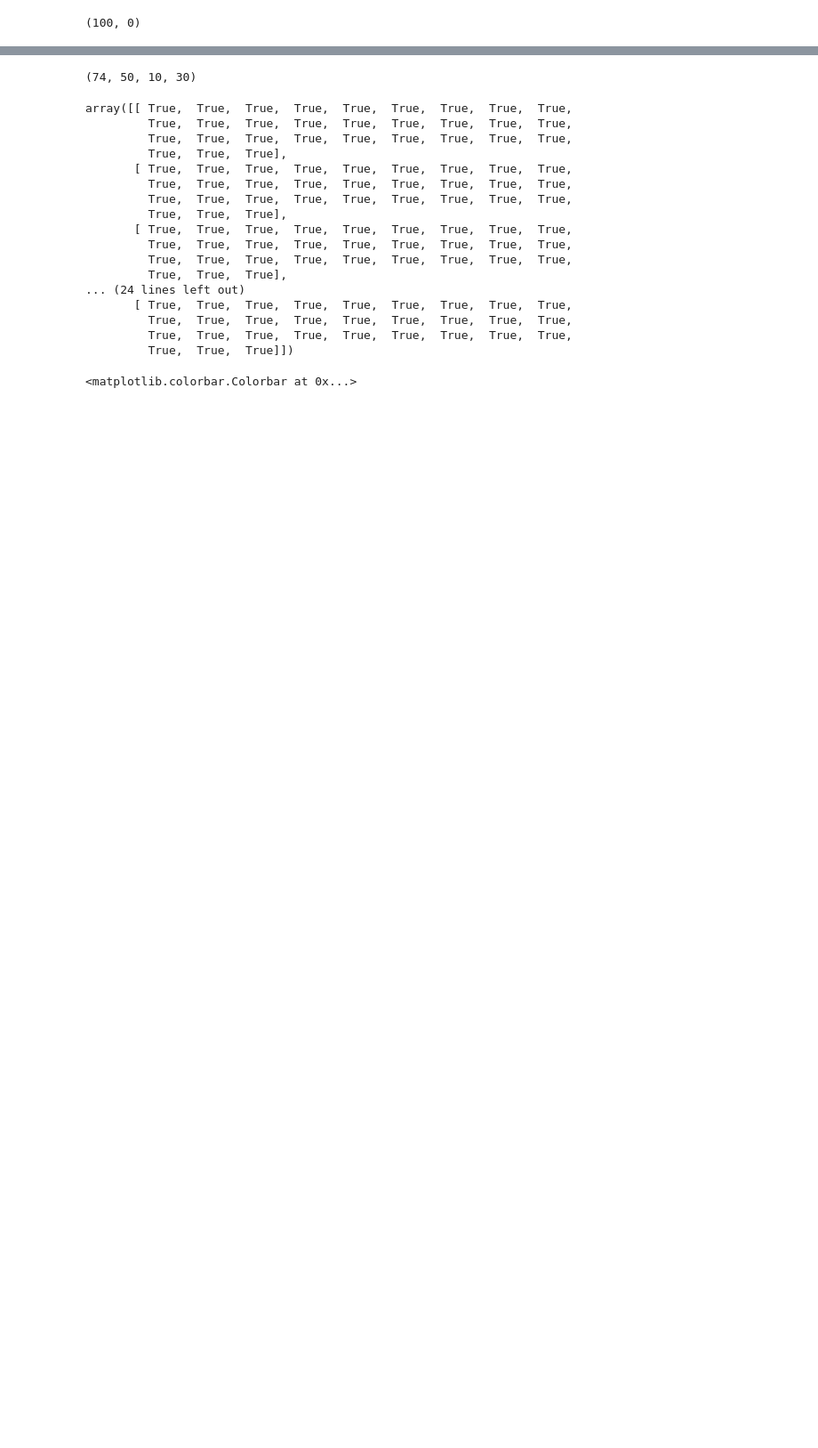
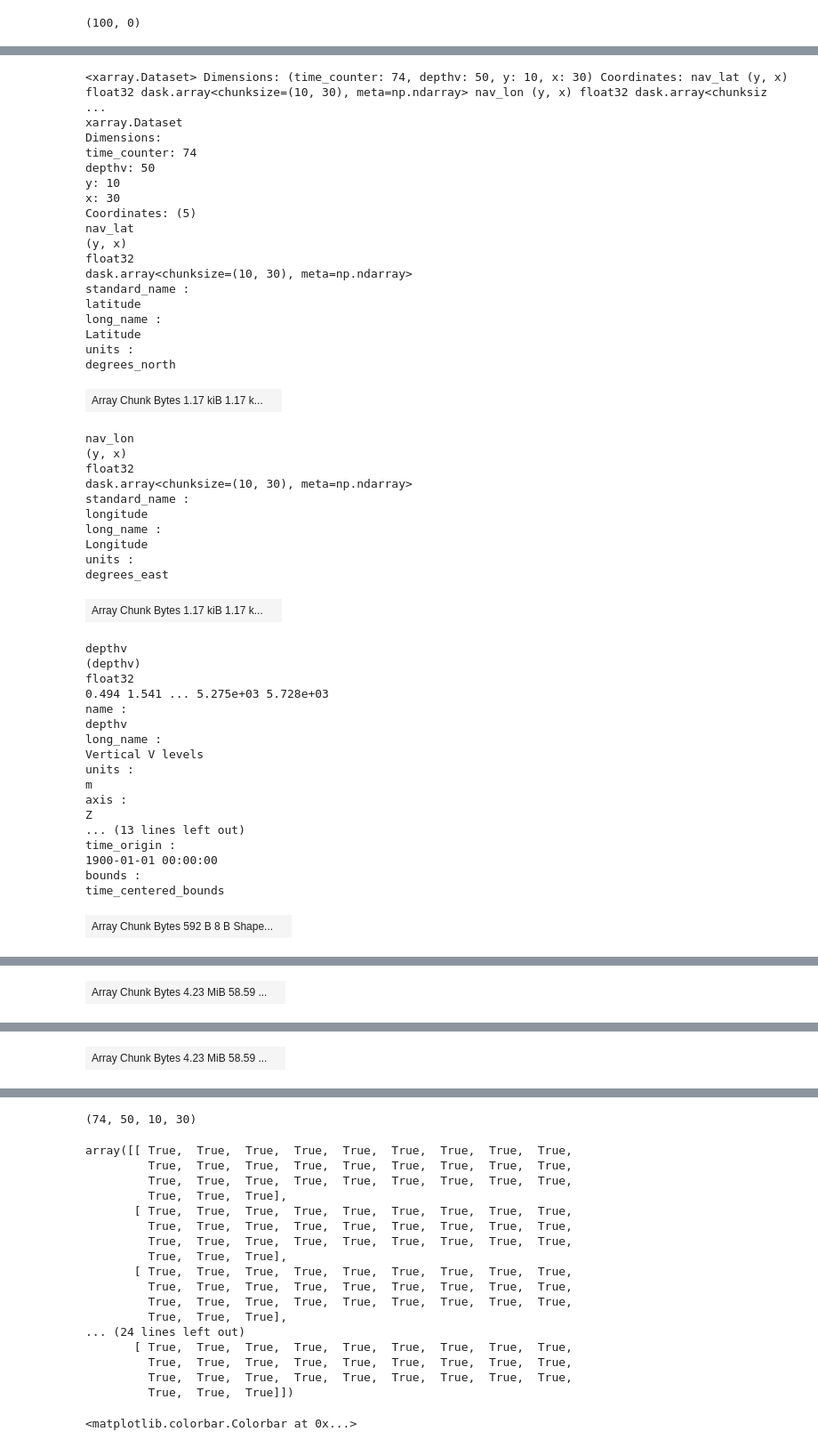
Before and after one commit to gekirkpatrick/NEMO-Analysis-Base-Scripts, a Jupyter notebook: water_mass_transports.ipynb, the cells around one changed output, grey strips where cells are left out. Shown at 89% size. Cells and saved outputs as stored; diff of their text form; code cells hidden in the pictures; blank space fills up the shorter version.

```diff
--- a/water_mass_transports.ipynb
+++ b/water_mass_transports.ipynb
@@ -148,7 +149,7 @@ def preprocess_t(ds):
     return ds # should have lat / lon, y / x dimensions of (150, 150) & d all
 
 def preprocess_mask(ds): # mask is on t-grid! but variables are not named the same
-    ds = ds[['e1u', 'e2u', 'e1v','e2v', 'umask', 'vmask']] # we want u and v vars now
+    ds = ds[['e1u','e2v', 'umask', 'vmask']] # we want u and v vars now
 
     if inds[0]==inds[1]: ds = ds.sel(x = inds[0])
     else: ds = ds.sel(x=slice(inds[0], inds[1]))
@@ -339,9 +357,11 @@ done t gridding
 u_trans
 # %%
 if __name__ == "__main__":
-    dates = time_bounds(2004, 1, 5, 2022, 12, 31)
+    dates = time_bounds(2004, 1, 5, 2005, 1, 5)
     inds = space_bounds(55+125, 85+125, 85+225, 95+225)
-    paths = ["/mnt/storage6/myers/NEMO/ANHA4-EPM151/", '/mnt/storage6/grace/data/model_masks/', '/mnt/storage6/grace/data/transport_outputs/ANHA4/']
-    tic = time.
+    paths = ["/mnt/storage6/myers/NEMO/ANHA4-EPM151/", '/mnt/storage4/grace/grace/data/model_masks/', '/mnt/storage4/grace/grace/data/transport_outputs/ANHA4/']
+    tic = time.time()
     transport_calculations(paths, 'EPM151', 'preGB', inds, dates)
+    toc = time.time()
+    print(toc-tic)
 # %% [output]
@@ -414,0 +440,51 @@ m = get_files_test("/mnt/storage6/myers/NEMO/ANHA4-EPM151/", 'EPM151', inddates,
+# %%
+m
+# %% [output]
+<xarray.Dataset> Dimensions: (time_counter: 74, depthv: 50, y: 10, x: 30) Coordinates: nav_lat (y, x) float32 dask.array<chunksize=(10, 30), meta=np.ndarray> nav_lon (y, x) float32 dask.array<chunksiz ...
+xarray.Dataset
+Dimensions:
+time_counter: 74
+depthv: 50
+y: 10
+x: 30
+Coordinates: (5)
+nav_lat
+(y, x)
+float32
+dask.array<chunksize=(10, 30), meta=np.ndarray>
+standard_name :
+latitude
+long_name :
+Latitude
+units :
+degrees_north
+| Array Chunk Bytes 1.17 kiB 1.17 k... |  |
+nav_lon
+(y, x)
+float32
+dask.array<chunksize=(10, 30), meta=np.ndarray>
+standard_name :
+longitude
+long_name :
+Longitude
+units :
+degrees_east
+| Array Chunk Bytes 1.17 kiB 1.17 k... |  |
+depthv
+(depthv)
+float32
+0.494 1.541 ... 5.275e+03 5.728e+03
+name :
+depthv
+long_name :
+Vertical V levels
+units :
+m
+axis :
+Z
+... (13 lines left out)
+time_origin :
+1900-01-01 00:00:00
+bounds :
+time_centered_bounds
+| Array Chunk Bytes 592 B 8 B Shape... |  |
@@ -414,0 +508 @@ m = get_files_test("/mnt/storage6/myers/NEMO/ANHA4-EPM151/", 'EPM151', inddates,
+| Array Chunk Bytes 4.23 MiB 58.59 ... |  |
@@ -414,0 +527 @@ m = get_files_test("/mnt/storage6/myers/NEMO/ANHA4-EPM151/", 'EPM151', inddates,
+| Array Chunk Bytes 4.23 MiB 58.59 ... |  |
```
Also changed, not shown: parts of 11 cells of this notebook, 2 other files.
